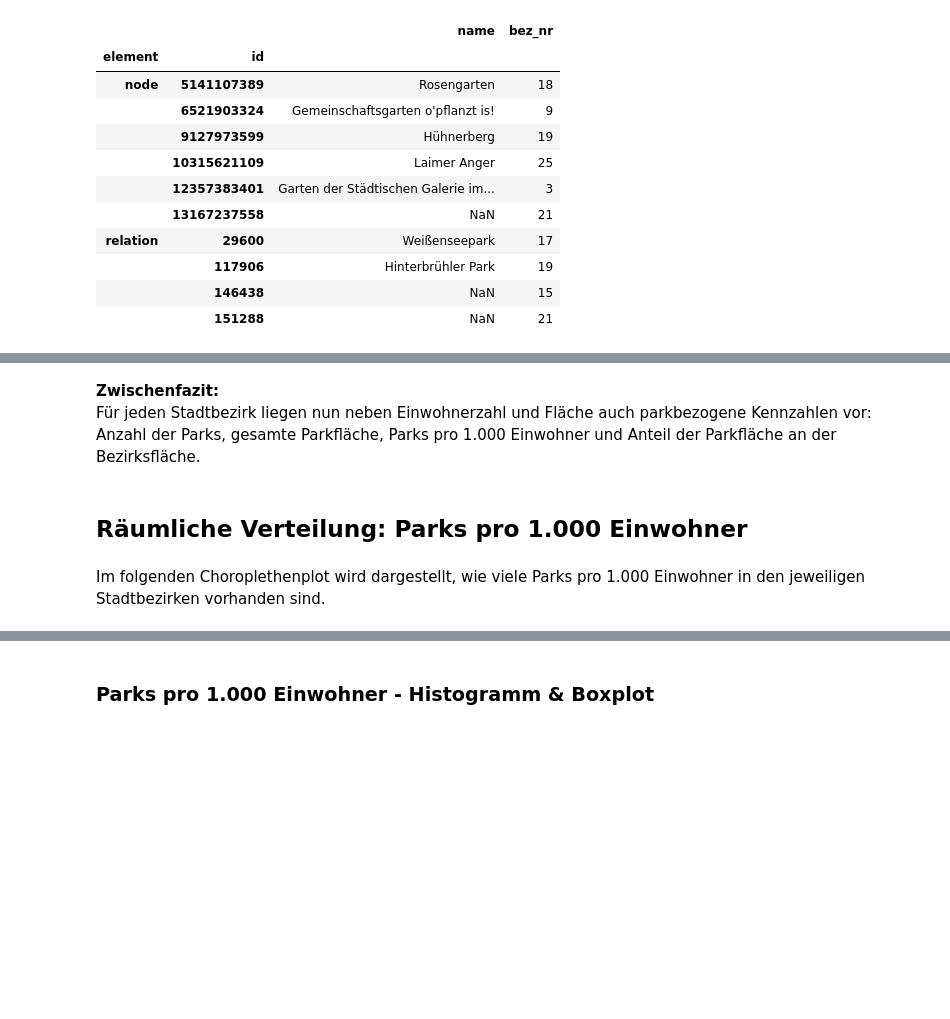
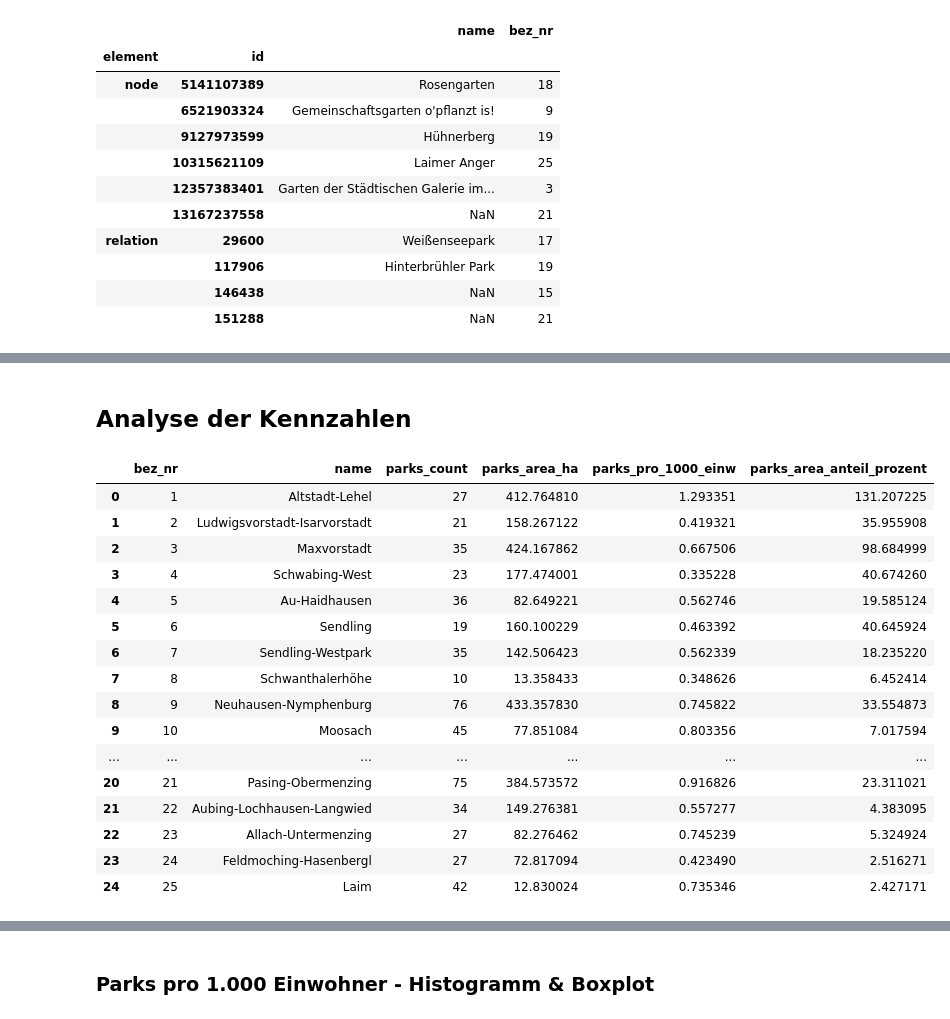
Before and after one commit to Lucas103003/active-city-project, a Jupyter notebook: notebooks/02_osm_parks_muc.ipynb, the cells around one changed output, grey strips where cells are left out. Saved outputs shown, nothing was run; the diff lists cells and outputs as text; code cells hidden in the pictures; blank space fills up the shorter version.

```diff
--- a/notebooks/02_osm_parks_muc.ipynb
+++ b/notebooks/02_osm_parks_muc.ipynb
@@ -176,11 +159,23 @@ gdf_active[["bez_nr", "name", "parks_count", "parks_area_ha","parks_pro_1000_ein
-# %% [markdown]
-**Zwischenfazit:**
-Für jeden Stadtbezirk liegen nun neben Einwohnerzahl und Fläche auch parkbezogene
-Kennzahlen vor: Anzahl der Parks, gesamte Parkfläche, Parks pro 1.000 Einwohner
-und Anteil der Parkfläche an der Bezirksfläche.
 # %% [markdown]
-## Räumliche Verteilung: Parks pro 1.000 Einwohner
+## Analyse der Kennzahlen
-# %% [markdown]
-Im folgenden Choroplethenplot wird dargestellt, wie viele Parks pro 1.000 Einwohner
-in den jeweiligen Stadtbezirken vorhanden sind.
+# %%
+gdf_active[["bez_nr", "name", "parks_count", "parks_area_ha","parks_pro_1000_einw", "parks_area_anteil_prozent"]].head(30)
+# %% [output]
+|  | bez_nr | name | parks_count | parks_area_ha | parks_pro_1000_einw | parks_area_anteil_prozent |
+| 0 | 1 | Altstadt-Lehel | 27 | 412.764810 | 1.293351 | 131.207225 |
+| 1 | 2 | Ludwigsvorstadt-Isarvorstadt | 21 | 158.267122 | 0.419321 | 35.955908 |
+| 2 | 3 | Maxvorstadt | 35 | 424.167862 | 0.667506 | 98.684999 |
+| 3 | 4 | Schwabing-West | 23 | 177.474001 | 0.335228 | 40.674260 |
+| 4 | 5 | Au-Haidhausen | 36 | 82.649221 | 0.562746 | 19.585124 |
+| 5 | 6 | Sendling | 19 | 160.100229 | 0.463392 | 40.645924 |
+| 6 | 7 | Sendling-Westpark | 35 | 142.506423 | 0.562339 | 18.235220 |
+| 7 | 8 | Schwanthalerhöhe | 10 | 13.358433 | 0.348626 | 6.452414 |
+| 8 | 9 | Neuhausen-Nymphenburg | 76 | 433.357830 | 0.745822 | 33.554873 |
+| 9 | 10 | Moosach | 45 | 77.851084 | 0.803356 | 7.017594 |
+| ... | ... | ... | ... | ... | ... | ... |
+| 20 | 21 | Pasing-Obermenzing | 75 | 384.573572 | 0.916826 | 23.311021 |
+| 21 | 22 | Aubing-Lochhausen-Langwied | 34 | 149.276381 | 0.557277 | 4.383095 |
+| 22 | 23 | Allach-Untermenzing | 27 | 82.276462 | 0.745239 | 5.324924 |
+| 23 | 24 | Feldmoching-Hasenbergl | 27 | 72.817094 | 0.423490 | 2.516271 |
+| 24 | 25 | Laim | 42 | 12.830024 | 0.735346 | 2.427171 |
 # %%
```
Also changed, not shown: parts of 26 cells of this notebook.
